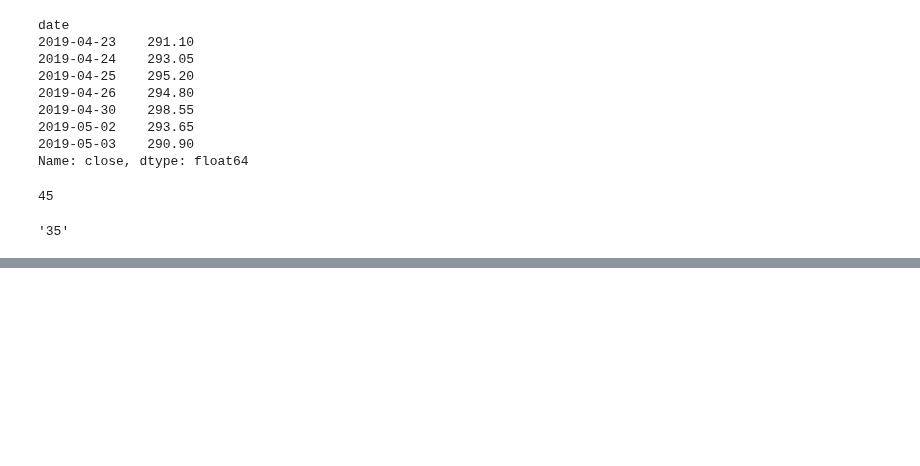
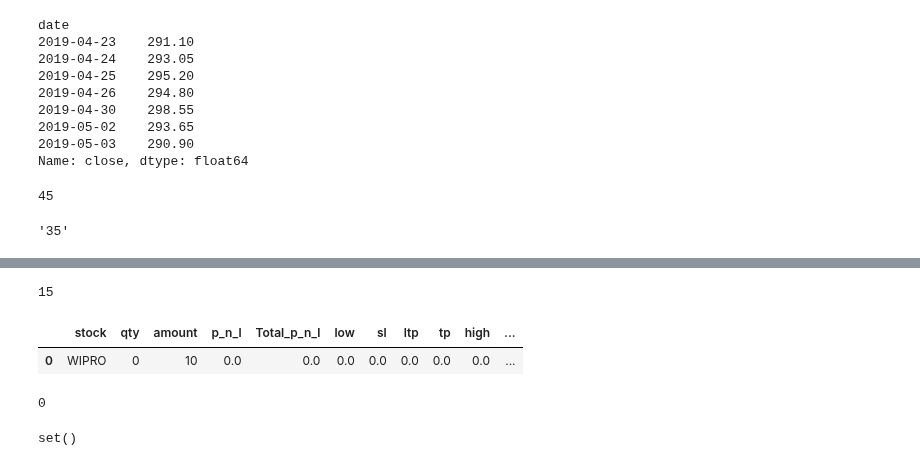
Before and after one commit to suhansaha/algotrader, a Jupyter notebook: src/Cache_wrapper.ipynb, the cells around one changed output, grey strips where cells are left out. Saved outputs shown, nothing was run; the diff lists cells and outputs as text; code cells hidden in the pictures; blank space fills up the shorter version.

Commit message:
Implemented cache class: simultaneous backtest and livetrade

```diff
--- a/src/Untitled.ipynb
+++ b/src/Cache_wrapper.ipynb
@@ -151,0 +237,17 @@ import sqlalchemy
+# %%
+hash_key = 'TCS'+'backtest'
+tmp = list(conn.hkeys(hash_key))
+conn.hdel(hash_key, *tmp)
+# %% [output]
+15
+# %%
+cache_backtest = cache_state()
+# %%
+cache_backtest.add('TCS')
+# %%
+cache_backtest.add('WIPRO')
+# %%
+cache_backtest.getValue()
+# %% [output]
+|  | stock | qty | amount | p_n_l | Total_p_n_l | low | sl | ltp | tp | high | ... |
+| 0 | WIPRO | 0 | 10 | 0.0 | 0.0 | 0.0 | 0.0 | 0.0 | 0.0 | 0.0 | ... |
@@ -151,0 +258,5 @@ import sqlalchemy
+# %%
+cache_backtest.setValue('TCS','amount',10)
+cache_backtest.setValue('WIPRO','amount',10)
+# %% [output]
+0
@@ -151,0 +265,4 @@ import sqlalchemy
+# %%
+conn.smembers('backtest')
+# %% [output]
+set()
```
Also changed, not shown: parts of 17 cells of this notebook, 11 other files.
